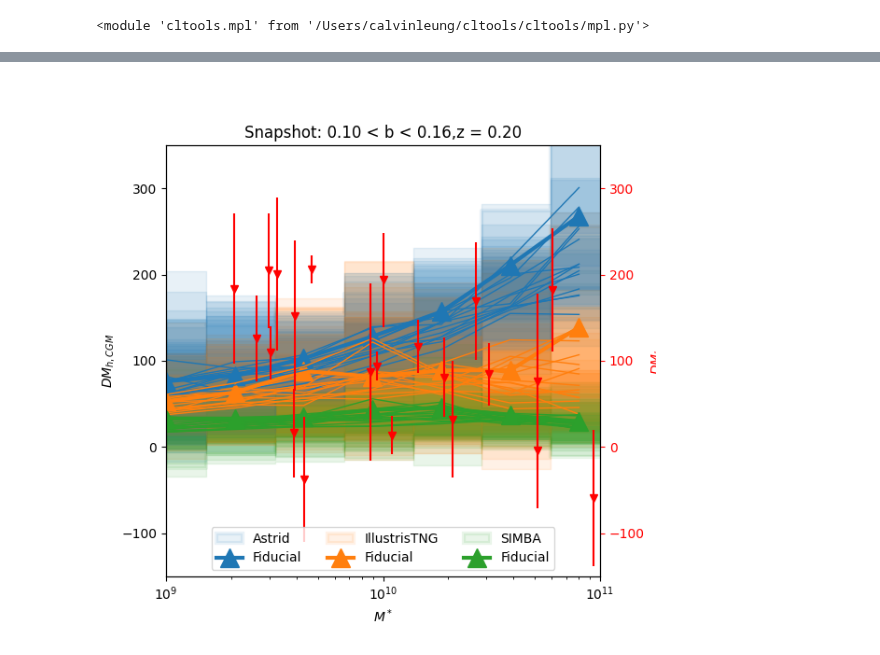
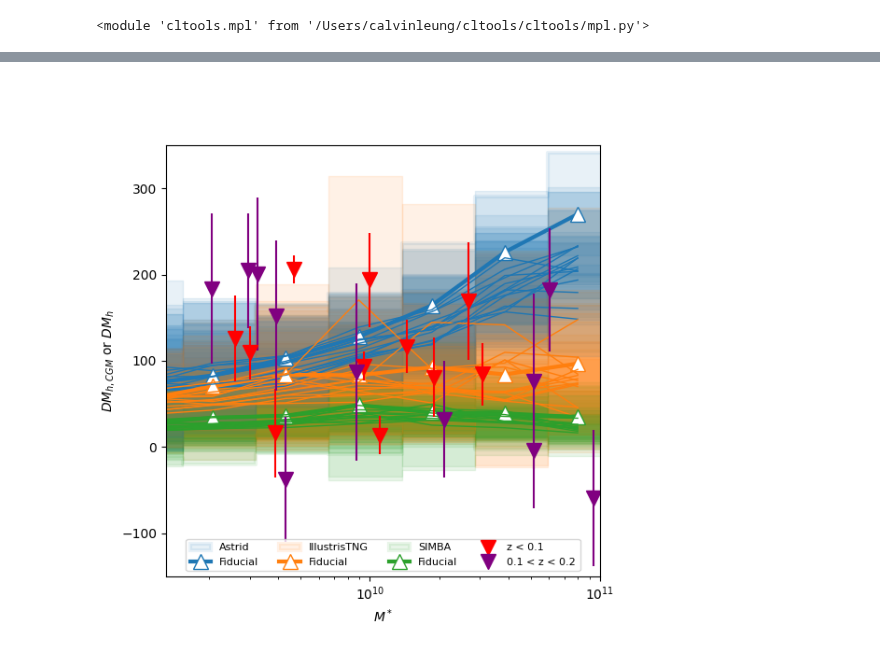
Before and after one commit to leungcalvin/kko_host_paper, a Jupyter notebook: plot_scripts/stack_camels.ipynb, the cells around one changed output, grey strips where cells are left out. Cells and saved outputs as stored; diff of their text form; code cells hidden in the pictures.

Commit message:
DN comments, update msdm plot

```diff
--- a/plot_scripts/stack_camels.ipynb
+++ b/plot_scripts/stack_camels.ipynb
@@ -108,7 +108,7 @@ for snap_id in all_snaps:
                     xa = xa,
                     alpha = 0.1,
                     color = f'C{ii}', label = model,linewidth = 3,step = 'mid')
-                plt.plot(bin_cen, res['weighted_mean'][plot_weightindex,:],color = f'C{ii}',linewidth = 3,marker = '^',markersize = 15,label = 'Fiducial')
+                plt.plot(bin_cen, res['weighted_mean'][plot_weightindex,:],color = f'C{ii}',linewidth = 3,marker = '^',markersize = 12,markerfacecolor='white',label = 'Fiducial')
             else:
                 append_fill_between(bin_cen,
                     res['weighted_mean'][plot_weightindex,:] -res['weighted_std'][plot_weightindex,:],
@@ -122,43 +122,45 @@ for snap_id in all_snaps:
 
 
 
-plt.errorbar(x = plot_mstar,y = plot_dm,yerr = plot_dmerr, linestyle = 'none',marker = 'v',color = 'red',label = 'z < 0.1')
-plt.errorbar(x = plot_mstar,y = plot_dm,yerr = plot_dmerr, linestyle = 'none',marker = 'v',color = 'red',label = '0')
+ci = df['primary_z_spec'] < 0.1
+fo = (0.1 < df['primary_z_spec']) * (df['primary_z_spec'] < 0.2)
+plt.errorbar(x = plot_mstar[ci],y = plot_dm[ci],yerr = plot_dmerr[ci], linestyle = 'none',marker = 'v',color = 'red',label = 'z < 0.1',markersize = 12)
+plt.errorbar(x = plot_mstar[fo],y = plot_dm[fo],yerr = plot_dmerr[fo], linestyle = 'none',marker = 'v',color = 'purple',label = '0.1 < z < 0.2',markersize = 12)
 plt.xscale('log')
-plt.xlim(1e9,1e11)
+plt.xlim(1.3e9,1e11)
 plt.ylim(-150,350)
 plt.xlabel(r'$M^*$')
 ax1 = plt.gca()
-ax1.set_ylabel(r'$DM_{h,CGM}$',color = 'black')
-ax1.legend(loc = 'lower center',ncols = 3)
+ax1.set_ylabel(r'$DM_{h,CGM}$ or $DM_{h}$',color = 'black')
+ax1.legend(loc = 'lower center',ncols = 4,fontsize = 8)
 
-ax2 = ax1.twinx()
-ax2.set_ylabel(r'$DM_{h}$',color = 'red')
-ax2.tick_params(axis='y', colors='red',left = False, right = True)
-ax2.set_ylim(-150,350)
+#ax2 = ax1.twinx()
+#ax2.set_ylabel(r'$DM_{h}$',color = 'red')
+#ax2.tick_params(axis='y', colors='red',left = False, right = True)
+#ax2.set_ylim(-150,350)
 snap_str = f'{b_min:.2f} < b < {b_max:.2f},z = {snap_z:.2f}'
-plt.title(r'Snapshot: ' + snap_str)
+#plt.title(r'Snapshot: ' + snap_str)
 plt.savefig(f'/Users/calvinleung/kko_host_paper/figures/msdm.pdf',dpi = 110,bbox_inches='tight')
 plt.savefig(f'/Users/calvinleung/kko_host_paper/figures/msdm.png',dpi = 110,bbox_inches='tight')
         #for ii, ms, dm in zip(np.arange(plot_mstar.size),plot_mstar,plot_dm):
         #    if dm < 150:
 # %% [output]
 Removing /Users/calvinleung/kko_host_paper/plot_scripts/../data_products/camels_stack/IllustrisTNG_1P_3_0_snap088_haloDM_bminmax=0.10_0.20.h5
 Removing /Users/calvinleung/kko_host_paper/plot_scripts/../data_products/camels_stack/Astrid_1P_3_0_snap086_haloDM_bminmax=0.10_0.16.h5
 Removing /Users/calvinleung/kko_host_paper/plot_scripts/../data_products/camels_stack/SIMBA_1P_3_0_snap082_haloDM_bminmax=0.10_0.16.h5
 Removing /Users/calvinleung/kko_host_paper/plot_scripts/../data_products/camels_stack/Astrid_1P_3_0_snap090_haloDM_bminmax=0.10_0.16.h5
 Removing /Users/calvinleung/kko_host_paper/plot_scripts/../data_products/camels_stack/IllustrisTNG_1P_3_0_snap084_haloDM_bminmax=0.10_0.16.h5
 Removing /Users/calvinleung/kko_host_paper/plot_scripts/../data_products/camels_stack/SIMBA_1P_3_0_snap084_haloDM_bminmax=0.10_0.20.h5
 Removing /Users/calvinleung/kko_host_paper/plot_scripts/../data_products/camels_stack/IllustrisTNG_1P_3_0_snap082_haloDM_bminmax=0.10_0.20.h5
 Removing /Users/calvinleung/kko_host_paper/plot_scripts/../data_products/camels_stack/IllustrisTNG_1P_3_0_snap090_haloDM_bminmax=0.13_0.20.h5
 Removing /Users/calvinleung/kko_host_paper/plot_scripts/../data_products/camels_stack/Astrid_1P_3_0_snap084_haloDM_bminmax=0.13_0.20.h5
 Removing /Users/calvinleung/kko_host_paper/plot_scripts/../data_products/camels_stack/SIMBA_1P_3_0_snap088_haloDM_bminmax=0.10_0.16.h5
 Removing /Users/calvinleung/kko_host_paper/plot_scripts/../data_products/camels_stack/IllustrisTNG_1P_3_0_snap086_haloDM_bminmax=0.13_0.20.h5
 Removing /Users/calvinleung/kko_host_paper/plot_scripts/../data_products/camels_stack/IllustrisTNG_1P_3_0_snap088_haloDM_bminmax=0.13_0.20.h5
 ... (60 lines left out)
 sightlines within halos: 134, unique halos: 4, sampled sightlines: 4
 Not enough halos after filtering (bin index=6)
 sightlines within halos: 105, unique halos: 4, sampled sightlines: 4
 Still needs M* measurement: Index(['FRB20230222B', 'FRB20231201A', 'FRB20231223C', 'FRB20231229A'], dtype='object', name='name')
-[figure, old version]
+[figure, new version]
 # %%
```
Also changed, not shown: parts of 1 cell of this notebook.
